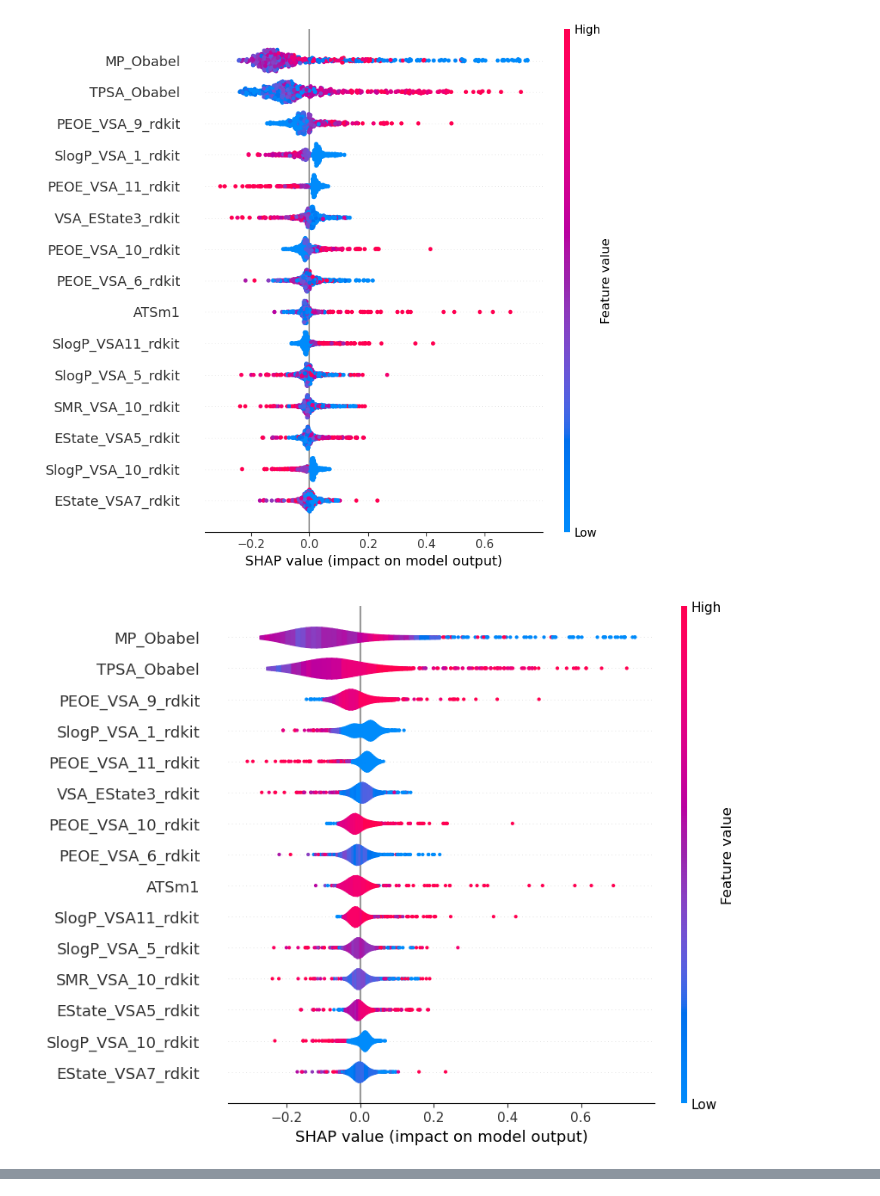
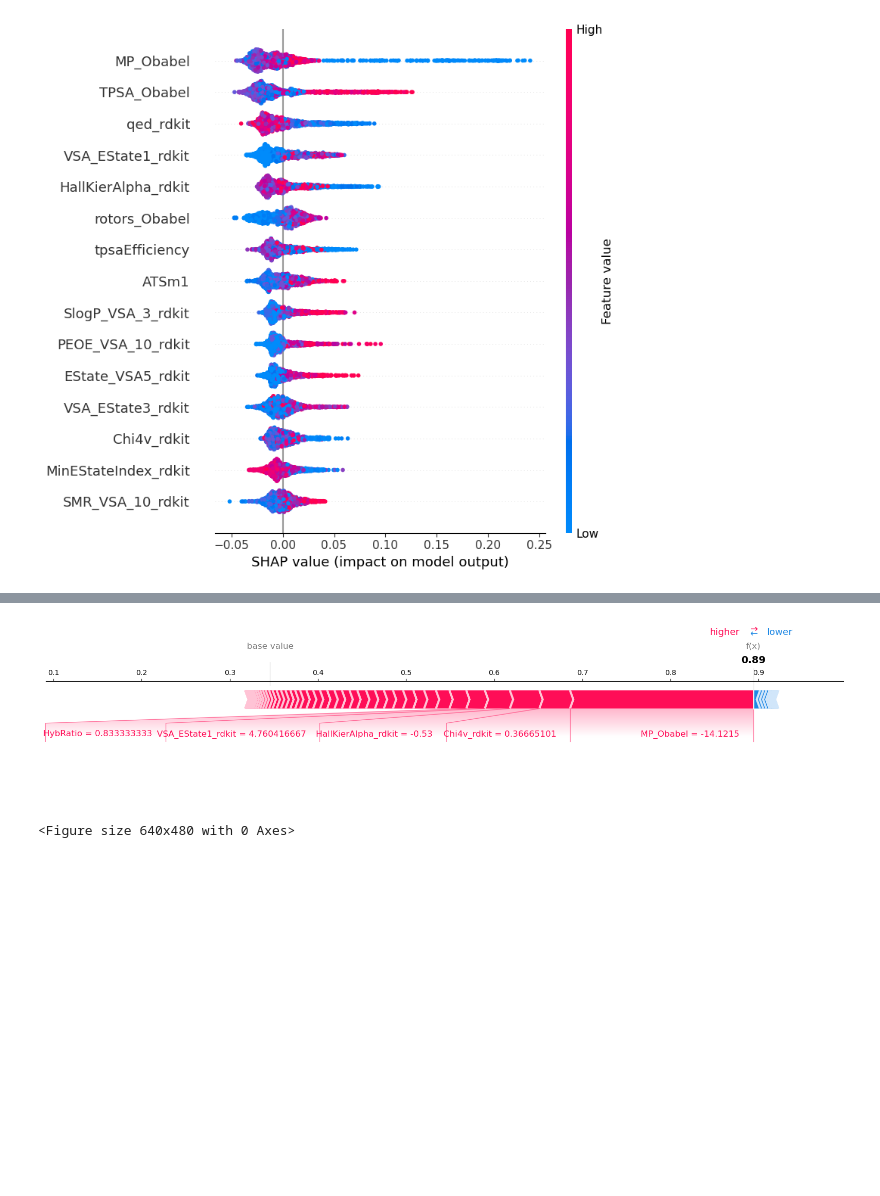
Before and after one commit to cbio3lab/GSESolver, a Jupyter notebook: SCRIPTS/ML_test/logS_SHAP.ipynb, the cells around one changed output, grey strips where cells are left out. Cells and saved outputs as stored; diff of their text form; code cells hidden in the pictures; blank space fills up the shorter version.

```diff
--- a/SCRIPTS/ML_test/logS_SHAP.ipynb
+++ b/SCRIPTS/ML_test/logS_SHAP.ipynb
@@ -159,11 +177,18 @@ features = list(X.columns.values)
 # %%
-shap.summary_plot(shap_values,X_test,feature_names = features, max_display=15, show = False)
-plt.savefig('shap_summary_plot.png', format='png', dpi=300, bbox_inches='tight')
+# Requires the original feature matrix (X_train_val) and the SHAP matrix
+shap.summary_plot(shap_matrix, X_train_val, feature_names=features, max_display = 15, show=False)
+plt.savefig('shap_summary_plot.png', format='png', dpi=500, bbox_inches='tight')
 plt.savefig('shap_summary_plot.pdf', format='pdf', dpi=500, bbox_inches='tight')
 plt.show()
 # %% [output]
-[figure, old version]
+[figure, new version]
-# %%
-shap.plots.violin(shap_values, features = X_test, feature_names = features, max_display=15)
-# %% [output]
-[figure, removed]
+# %%
+shap.initjs()   # for Jupyter notebook
+shap.force_plot(expected_value, shap_matrix[0,:], X_train_val.iloc[0,:],
+                feature_names=features, matplotlib=True)
+fig = plt.gcf()
+
+plt.savefig('shap_force_plot_noGSE.pdf', format='pdf', dpi=500, bbox_inches='tight')
+plt.savefig('shap_force_plot_noGSE.png', format='png', dpi=500, bbox_inches='tight')
+plt.show()
+# %% [output]
@@ -169,0 +196,2 @@ shap.plots.violin(shap_values, features = X_test, feature_names = features, max_
+[figure, added]
+<Figure size 640x480 with 0 Axes>
```
Also changed, not shown: parts of 16 cells of this notebook, 11 other files.
